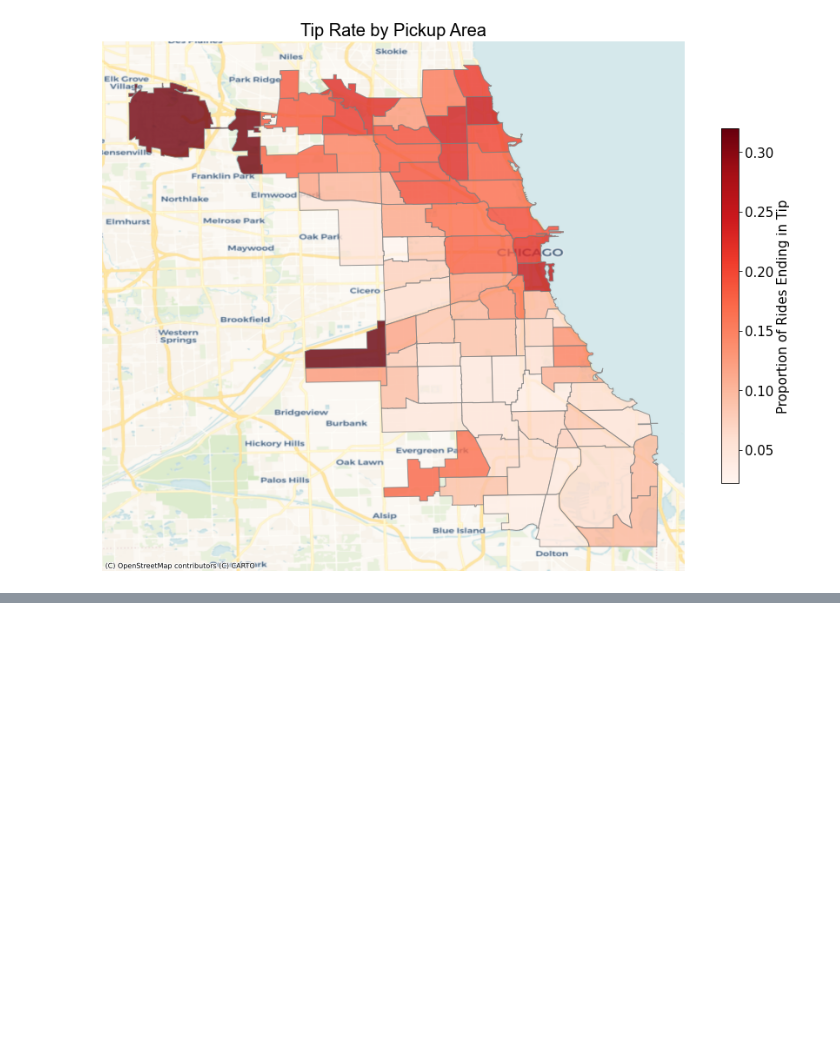
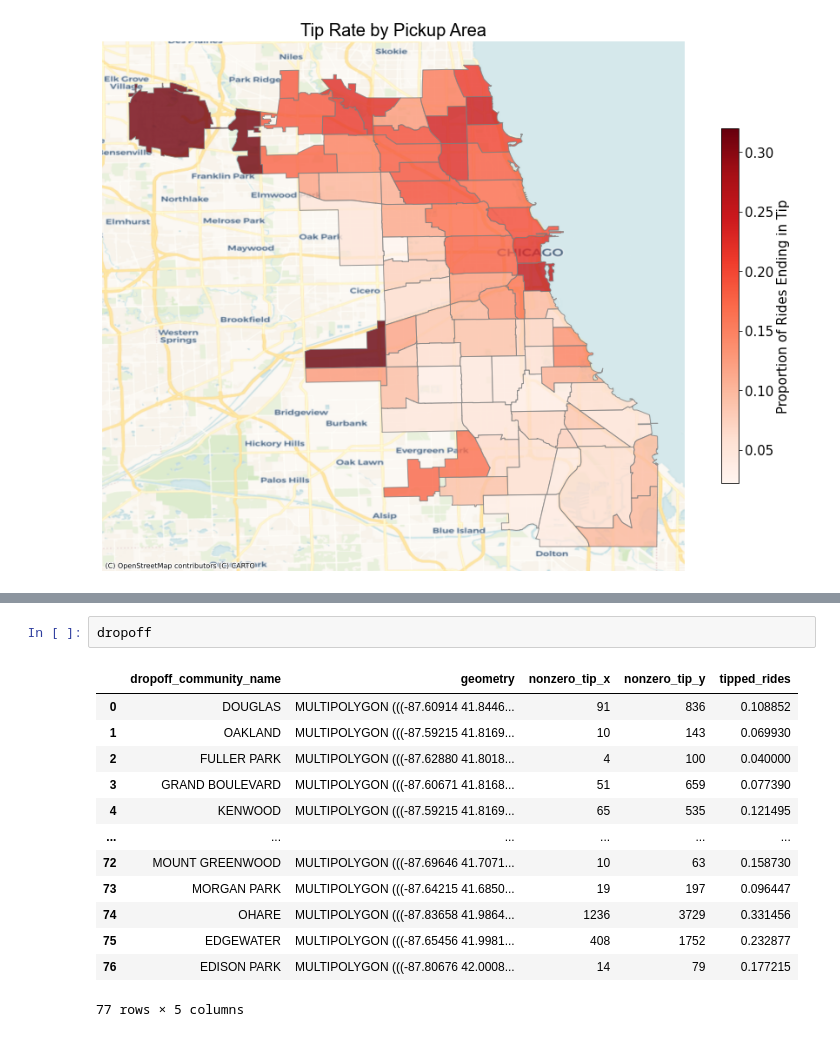
Before and after one commit to mjtv128/705-FinalProject, a Jupyter notebook: 25_eda/eda.ipynb, the cells around one changed output, grey strips where cells are left out. Cells and saved outputs as stored; diff of their text form; blank space fills up the shorter version.

```diff
--- a/25_eda/eda.ipynb
+++ b/25_eda/eda.ipynb
@@ -168,0 +235,16 @@ plt.show()
+# %%
+dropoff
+# %% [output]
+|  | dropoff_community_name | geometry | nonzero_tip_x | nonzero_tip_y | tipped_rides |
+| 0 | DOUGLAS | MULTIPOLYGON (((-87.60914 41.8446... | 91 | 836 | 0.108852 |
+| 1 | OAKLAND | MULTIPOLYGON (((-87.59215 41.8169... | 10 | 143 | 0.069930 |
+| 2 | FULLER PARK | MULTIPOLYGON (((-87.62880 41.8018... | 4 | 100 | 0.040000 |
+| 3 | GRAND BOULEVARD | MULTIPOLYGON (((-87.60671 41.8168... | 51 | 659 | 0.077390 |
+| 4 | KENWOOD | MULTIPOLYGON (((-87.59215 41.8169... | 65 | 535 | 0.121495 |
+| ... | ... | ... | ... | ... | ... |
+| 72 | MOUNT GREENWOOD | MULTIPOLYGON (((-87.69646 41.7071... | 10 | 63 | 0.158730 |
+| 73 | MORGAN PARK | MULTIPOLYGON (((-87.64215 41.6850... | 19 | 197 | 0.096447 |
+| 74 | OHARE | MULTIPOLYGON (((-87.83658 41.9864... | 1236 | 3729 | 0.331456 |
+| 75 | EDGEWATER | MULTIPOLYGON (((-87.65456 41.9981... | 408 | 1752 | 0.232877 |
+| 76 | EDISON PARK | MULTIPOLYGON (((-87.80676 42.0008... | 14 | 79 | 0.177215 |
+77 rows × 5 columns
```
Also changed, not shown: parts of 3 cells of this notebook.
